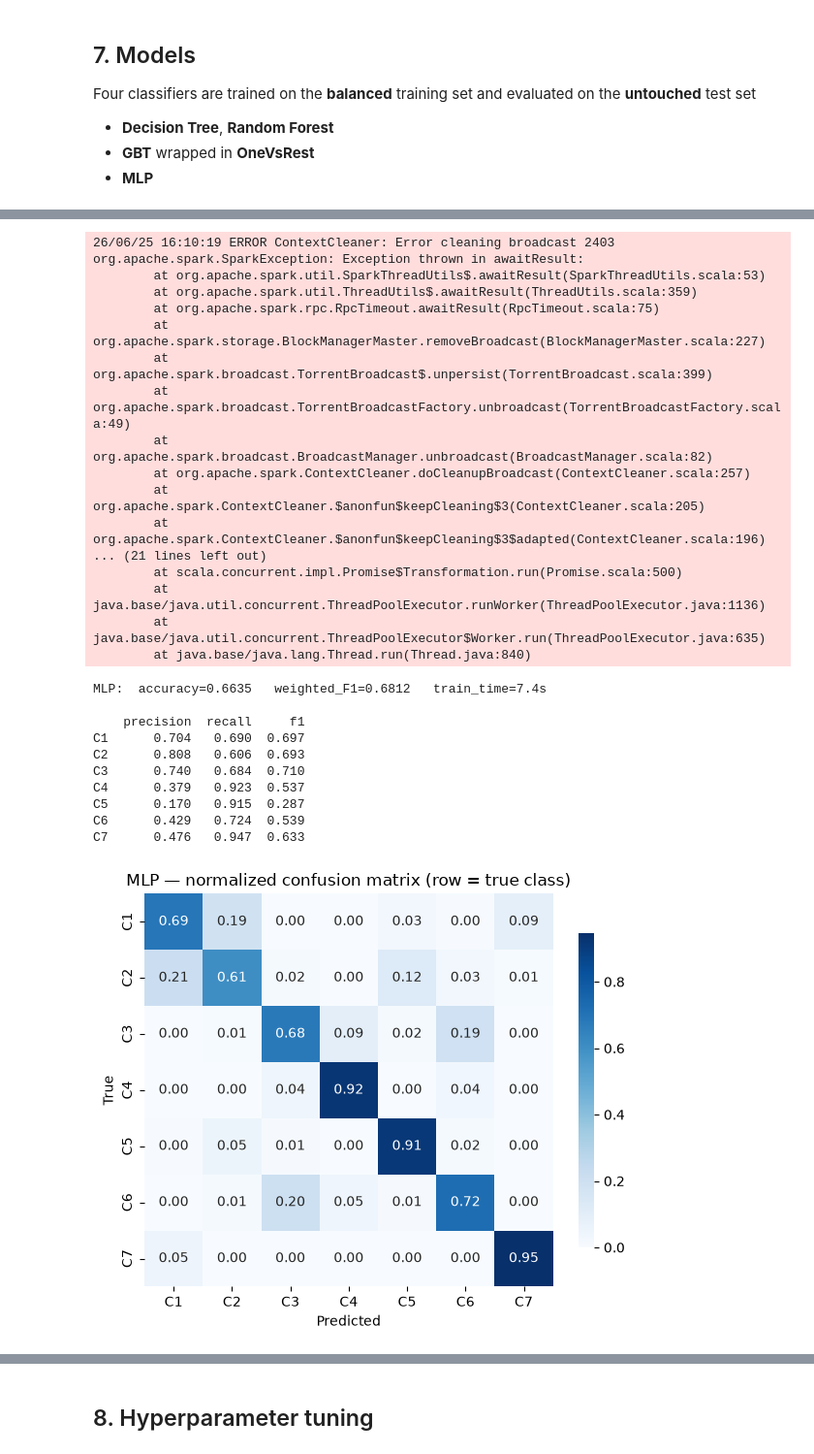
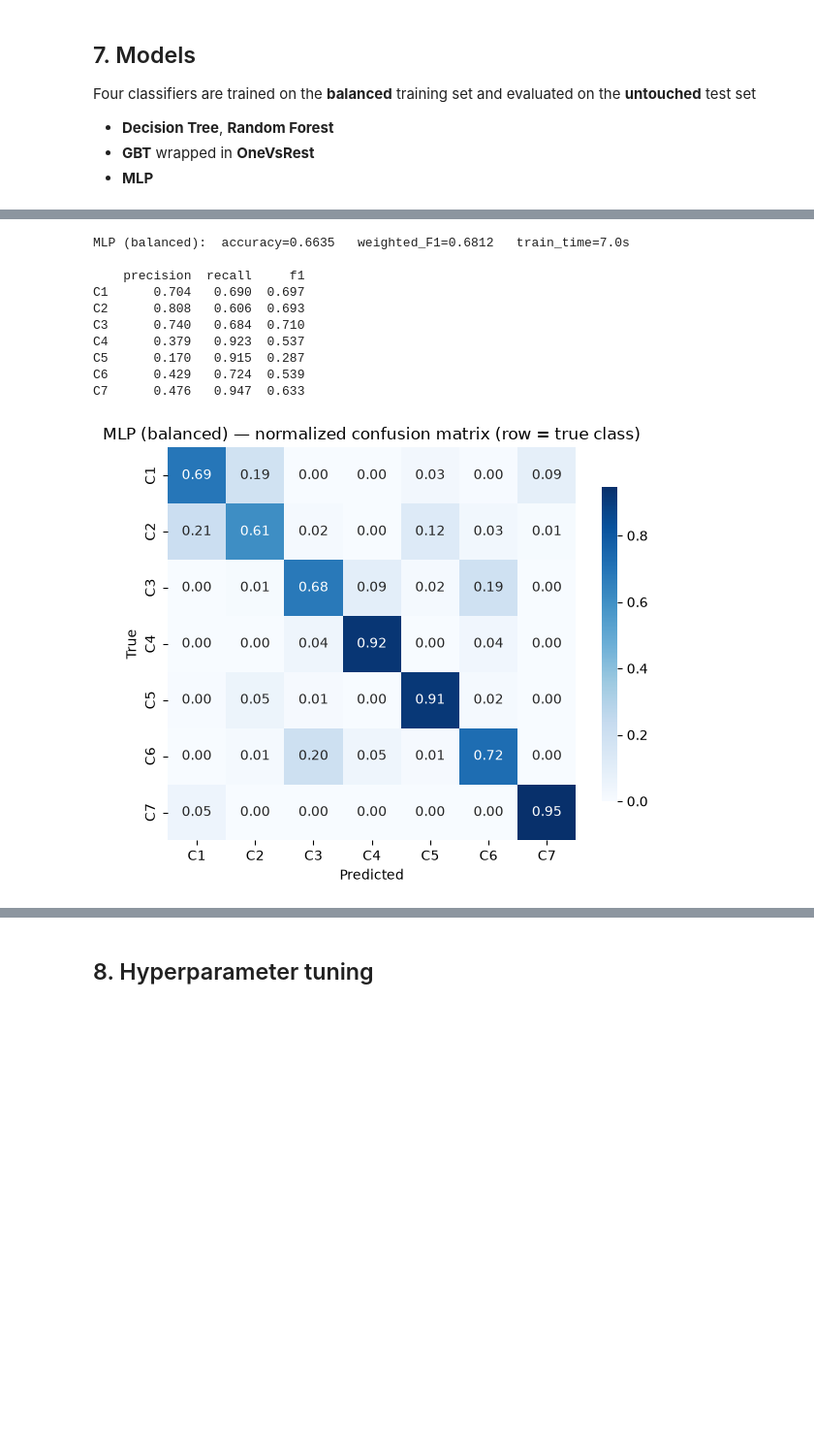
Before and after one commit to TouringHydra3/BDATM-Project, a Jupyter notebook: main.ipynb, the cells around one changed output, grey strips where cells are left out. Shown at 97% size. Cells and saved outputs as stored; diff of their text form; code cells hidden in the pictures; blank space fills up the shorter version.

```diff
--- a/main.ipynb
+++ b/main.ipynb
@@ -502,38 +502,21 @@ C7      0.432   0.938  0.592
 # %%
 scaler = StandardScaler(inputCol="features", outputCol="scaledFeatures", withMean=True, withStd=True)
 mlp = MultilayerPerceptronClassifier(labelCol="label",
                                      featuresCol="scaledFeatures",
                                      layers=[len(FEATURE_COLS), 32, 7],
                                      maxIter=100,
                                      seed=SEED)
 mlp_pipeline = Pipeline(stages=[scaler, mlp])
-_ = run_model("MLP", mlp_pipeline, train_bal, test_df)
+_ = run_model("MLP (balanced)", mlp_pipeline, train_bal, test_df)
 # %% [output]
-26/06/25 16:10:19 ERROR ContextCleaner: Error cleaning broadcast 2403
-org.apache.spark.SparkException: Exception thrown in awaitResult:
-        at org.apache.spark.util.SparkThreadUtils$.awaitResult(SparkThreadUtils.scala:53)
-        at org.apache.spark.util.ThreadUtils$.awaitResult(ThreadUtils.scala:359)
-        at org.apache.spark.rpc.RpcTimeout.awaitResult(RpcTimeout.scala:75)
-        at org.apache.spark.storage.BlockManagerMaster.removeBroadcast(BlockManagerMaster.scala:227)
-        at org.apache.spark.broadcast.TorrentBroadcast$.unpersist(TorrentBroadcast.scala:399)
-        at org.apache.spark.broadcast.TorrentBroadcastFactory.unbroadcast(TorrentBroadcastFactory.scala:49)
-        at org.apache.spark.broadcast.BroadcastManager.unbroadcast(BroadcastManager.scala:82)
-        at org.apache.spark.ContextCleaner.doCleanupBroadcast(ContextCleaner.scala:257)
-        at org.apache.spark.ContextCleaner.$anonfun$keepCleaning$3(ContextCleaner.scala:205)
-        at org.apache.spark.ContextCleaner.$anonfun$keepCleaning$3$adapted(ContextCleaner.scala:196)
-... (21 lines left out)
-        at scala.concurrent.impl.Promise$Transformation.run(Promise.scala:500)
-        at java.base/java.util.concurrent.ThreadPoolExecutor.runWorker(ThreadPoolExecutor.java:1136)
-        at java.base/java.util.concurrent.ThreadPoolExecutor$Worker.run(ThreadPoolExecutor.java:635)
-        at java.base/java.lang.Thread.run(Thread.java:840)
+MLP (balanced):  accuracy=0.6635   weighted_F1=0.6812   train_time=7.0s
+
+    precision  recall     f1
+C1      0.704   0.690  0.697
+C2      0.808   0.606  0.693
+C3      0.740   0.684  0.710
+C4      0.379   0.923  0.537
+C5      0.170   0.915  0.287
+C6      0.429   0.724  0.539
+C7      0.476   0.947  0.633
-MLP:  accuracy=0.6635   weighted_F1=0.6812   train_time=7.4s
-
-    precision  recall     f1
-C1      0.704   0.690  0.697
-C2      0.808   0.606  0.693
-C3      0.740   0.684  0.710
-C4      0.379   0.923  0.537
-C5      0.170   0.915  0.287
-C6      0.429   0.724  0.539
-C7      0.476   0.947  0.633
-[figure, old version]
+[figure, new version]
```
Also changed, not shown: parts of 17 cells of this notebook.
